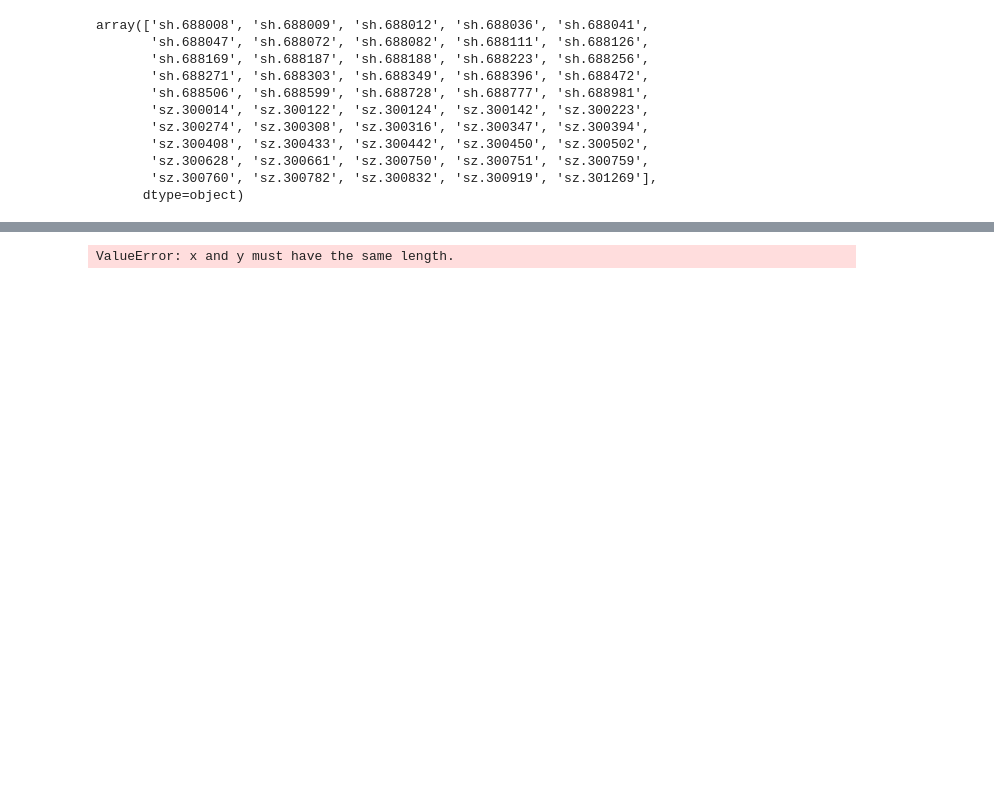
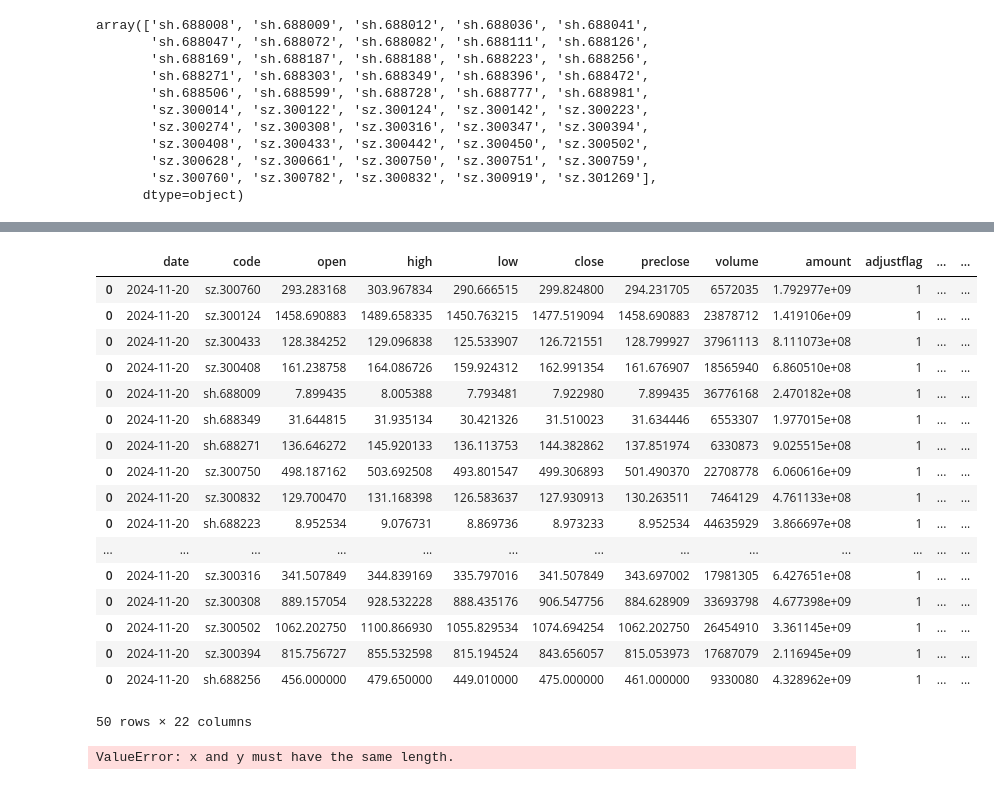
Before and after one commit to lostlau/quant_research, a Jupyter notebook: get_pe.ipynb, the cells around one changed output, grey strips where cells are left out. Drawn from its saved outputs; the diff is of its cells as text; code cells hidden in the pictures; blank space fills up the shorter version.

```diff
--- a/get_pe.ipynb
+++ b/get_pe.ipynb
@@ -86,18 +86,28 @@ array(['sh.688008', 'sh.688009', 'sh.688012', 'sh.688036', 'sh.688041',
        'sz.300760', 'sz.300782', 'sz.300832', 'sz.300919', 'sz.301269'],
       dtype=object)
 # %%
-def get_corr(stock_list, stt_date, end_date, market='sh.000001'):
+def get_corr(stock_list, stt_date, end_date, market='sh.000001', min_samples=122):
+    """
+    计算股票收益率分布与市场收益率分布之间的Pearson相关系数
+    """
     corr_list = []
     df_stock = get_history_k(stock_list, stt_date, end_date)
-    df_market = get_history_k([market],stt_date, end_date).rename(columns={"close":"close_m"})
+    df_stock['pct_chg'] = df_stock['pct_chg'].fillna(method="ffill").fillna(method='bfill')
+    df_market = get_history_k([market],stt_date, end_date).rename(columns={"pct_chg":"pct_chg_m"})
+    df_market['pct_chg_m'] = df_market['pct_chg_m'].fillna(method="ffill").fillna(method='bfill')
     for s in stock_list:
-        df_merge = pd.merge(df_stock[df_stock['code']==s], df_market[['date','close_m']], on='date', how='left')
-        v_s = df_merge['close'].values
-        v_m = df_merge['close_m'].values
-        corr_list.append(pearsonr(v_s, v_m).statistic)
+        df_merge = pd.merge(df_stock[df_stock['code']==s], df_market[['date','pct_chg_m']], on='date', how='left')
+        if df_merge.shape[0]<min_samples:
+            corr_ = 0
+        else:
+            v_s = df_merge['pct_chg'].values
+            v_m = df_merge['pct_chg_m'].values
+            corr_ = pearsonr(v_s, v_m).statistic
+        corr_list.append(corr_)
     return corr_list
 
-get_corr(get_csindex_components(),'2023-01-01','2024-08-31')
+# get_corr(['sh.688008', 'sh.688009', 'sh.688012'],'2023-01-01','2024-08-31')
+get_corr(['sz.300103'], '2024-01-01','2024-11-20')
 # %% [output]
 login success!
 logout success!
@@ -123,3 +116,0 @@ logout success!
-# %%
-def get_slope(stock_list, stt_date, end_date, markte='sh.000001'):
-    slope_list = []
@@ -136,0 +206,14 @@ array([[1.        , 0.90441788, 0.88081227],
+# %%
+watch_date = '2024-11-20'
+stt_date = '2024-01-01'
+end_date = watch_date
+
+# 创业板
+stock_list = get_index_components()
+# stock_list = ['sz.000001','sz.000002']
+df_res = get_history_k(stock_list, watch_date, watch_date)
+df_res['corr'] = get_corr(stock_list, stt_date, end_date)
+df_res[['beta','alpha']] = np.transpose(get_slope(stock_list, stt_date, end_date))
+df_res['kld'] = get_kld(stock_list, stt_date, end_date)
+
+df_res
@@ -137,3 +258,24 @@ array([[1.        , 0.90441788, 0.88081227],
+# %%
+df_res.sort_values('kld', ascending=True)
+# %% [output]
+|  | date | code | open | high | low | close | preclose | volume | amount | adjustflag | ... | ... |
+| 0 | 2024-11-20 | sz.300760 | 293.283168 | 303.967834 | 290.666515 | 299.824800 | 294.231705 | 6572035 | 1.792977e+09 | 1 | ... | ... |
+| 0 | 2024-11-20 | sz.300124 | 1458.690883 | 1489.658335 | 1450.763215 | 1477.519094 | 1458.690883 | 23878712 | 1.419106e+09 | 1 | ... | ... |
+| 0 | 2024-11-20 | sz.300433 | 128.384252 | 129.096838 | 125.533907 | 126.721551 | 128.799927 | 37961113 | 8.111073e+08 | 1 | ... | ... |
+| 0 | 2024-11-20 | sz.300408 | 161.238758 | 164.086726 | 159.924312 | 162.991354 | 161.676907 | 18565940 | 6.860510e+08 | 1 | ... | ... |
+| 0 | 2024-11-20 | sh.688009 | 7.899435 | 8.005388 | 7.793481 | 7.922980 | 7.899435 | 36776168 | 2.470182e+08 | 1 | ... | ... |
+| 0 | 2024-11-20 | sh.688349 | 31.644815 | 31.935134 | 30.421326 | 31.510023 | 31.634446 | 6553307 | 1.977015e+08 | 1 | ... | ... |
+| 0 | 2024-11-20 | sh.688271 | 136.646272 | 145.920133 | 136.113753 | 144.382862 | 137.851974 | 6330873 | 9.025515e+08 | 1 | ... | ... |
+| 0 | 2024-11-20 | sz.300750 | 498.187162 | 503.692508 | 493.801547 | 499.306893 | 501.490370 | 22708778 | 6.060616e+09 | 1 | ... | ... |
+| 0 | 2024-11-20 | sz.300832 | 129.700470 | 131.168398 | 126.583637 | 127.930913 | 130.263511 | 7464129 | 4.761133e+08 | 1 | ... | ... |
+| 0 | 2024-11-20 | sh.688223 | 8.952534 | 9.076731 | 8.869736 | 8.973233 | 8.952534 | 44635929 | 3.866697e+08 | 1 | ... | ... |
+| ... | ... | ... | ... | ... | ... | ... | ... | ... | ... | ... | ... | ... |
+| 0 | 2024-11-20 | sz.300316 | 341.507849 | 344.839169 | 335.797016 | 341.507849 | 343.697002 | 17981305 | 6.427651e+08 | 1 | ... | ... |
+| 0 | 2024-11-20 | sz.300308 | 889.157054 | 928.532228 | 888.435176 | 906.547756 | 884.628909 | 33693798 | 4.677398e+09 | 1 | ... | ... |
+| 0 | 2024-11-20 | sz.300502 | 1062.202750 | 1100.866930 | 1055.829534 | 1074.694254 | 1062.202750 | 26454910 | 3.361145e+09 | 1 | ... | ... |
+| 0 | 2024-11-20 | sz.300394 | 815.756727 | 855.532598 | 815.194524 | 843.656057 | 815.053973 | 17687079 | 2.116945e+09 | 1 | ... | ... |
+| 0 | 2024-11-20 | sh.688256 | 456.000000 | 479.650000 | 449.010000 | 475.000000 | 461.000000 | 9330080 | 4.328962e+09 | 1 | ... | ... |
+50 rows × 22 columns
 # %%
 pearsonr
 # %% [output]
```
Also changed, not shown: parts of 8 cells of this notebook.
